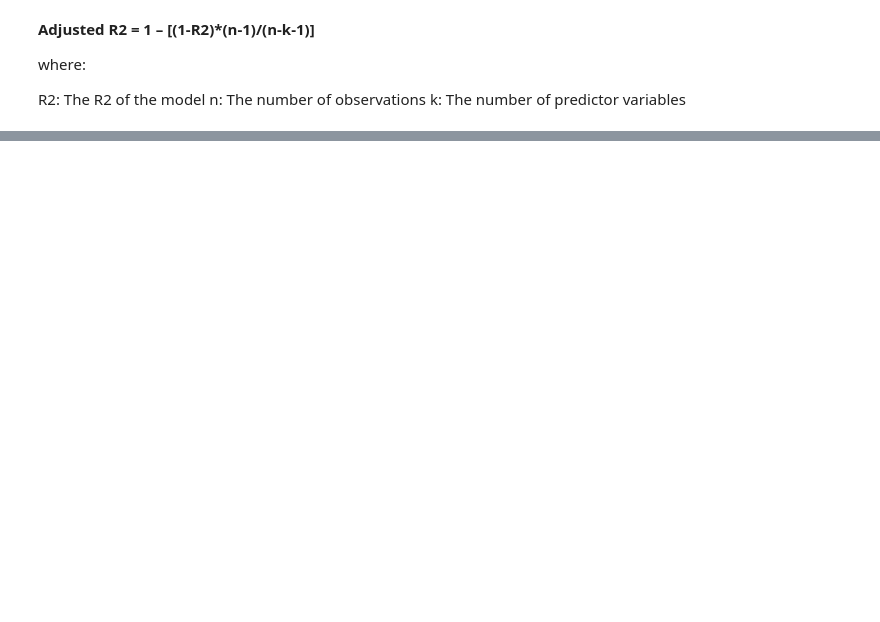
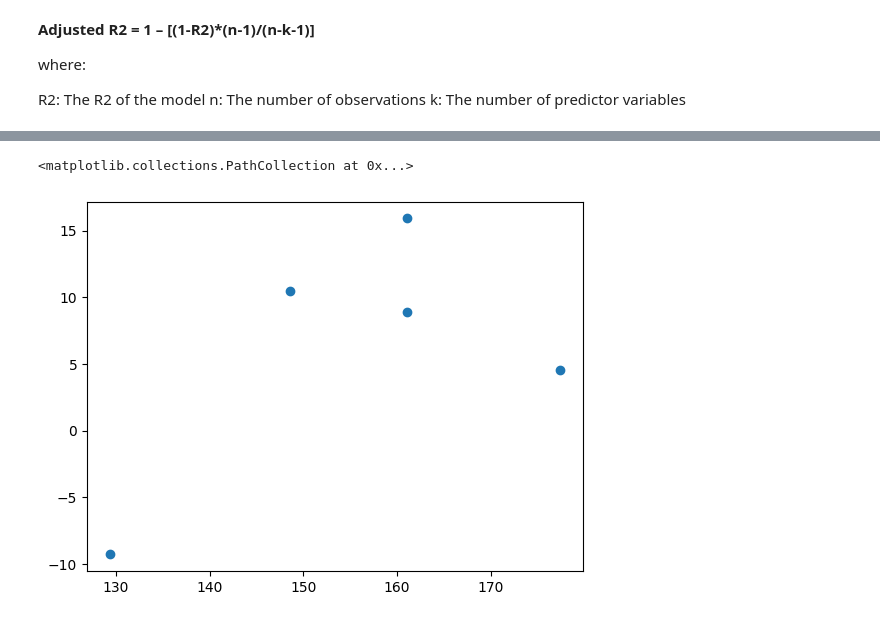
Before and after one commit to saromaddy/DS, a Jupyter notebook: Simple linear regression end to end/3.0-Simple+Linear+Regression.ipynb, the cells around one changed output, grey strips where cells are left out. Saved outputs shown, nothing was run; the diff lists cells and outputs as text; code cells hidden in the pictures; blank space fills up the shorter version.

```diff
--- a/Simple linear regression end to end/3.0-Simple+Linear+Regression.ipynb
+++ b/Simple linear regression end to end/3.0-Simple+Linear+Regression.ipynb
@@ -162,0 +247,5 @@ k: The number of predictor variables
+# %%
+plt.scatter(y_pred_test,residuals)
+# %% [output]
+<matplotlib.collections.PathCollection at 0x...>
+[figure, added]
```
Also changed, not shown: parts of 14 cells of this notebook, 2 other files.
